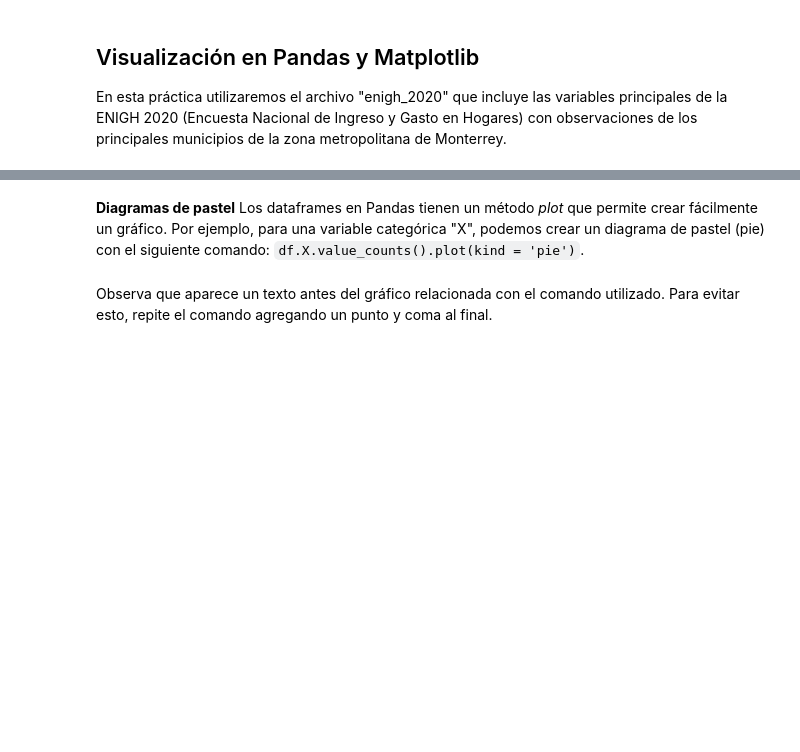
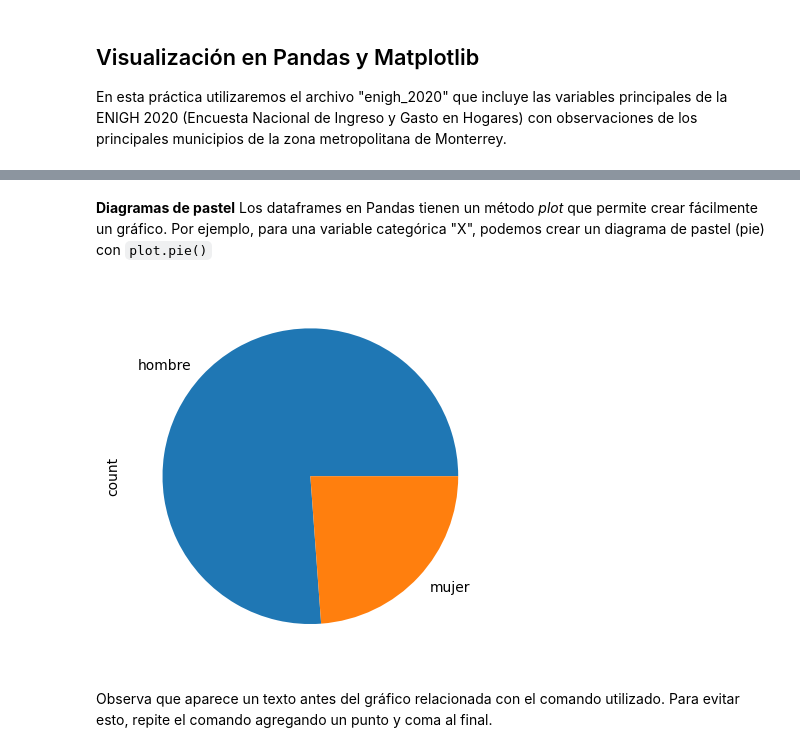
Before and after one commit to adan-rs/AnalisisDatos, a Jupyter notebook: M1_Explorar_datos/06_Visualizar_datos.ipynb, the cells around one changed output, grey strips where cells are left out. Drawn from its saved outputs; the diff is of its cells as text; code cells hidden in the pictures; blank space fills up the shorter version.

```diff
--- a/M1_Explorar_datos/06_Visualizar_datos.ipynb
+++ b/M1_Explorar_datos/06_Visualizar_datos.ipynb
@@ -8,6 +8,10 @@ En esta práctica utilizaremos el archivo "enigh_2020" que incluye las variables
 import pandas as pd
 # %%
-# Carga el archivo 'enigh2020.xlsx' en un dataframe "df"
+# Cargar el archivo 'enigh2020.xlsx'
 #df = pd.read_excel('../datasets/enigh2020.xlsx')
-df = pd.read_excel('https://github.com/adan-rs/AnalisisDatos/raw/main/datasets/enigh2020.xlsx')
+url = 'https://github.com/adan-rs/AnalisisDatos/raw/main/datasets/enigh2020.xlsx'
+columns = ['folioviv', 'ubica_geo', 'est_socio', 'clase_hog', 'sexo_jefe',
+           'edad_jefe', 'educa_jefe', 'tot_integ', 'hombres', 'mujeres',
+           'ing_cor', 'gasto_mon']
+df = pd.read_excel(url, usecols=columns)
 # %%
@@ -15,0 +40,23 @@ df.info()
+# %%
+# Eliminar valores atípicos
+from sklearn.ensemble import IsolationForest
+
+def remove_outliers_iso_forest(df, columns, contamination=0.05, random_state=42):
+    """
+    Elimina valores atípicos utilizando el algoritmo Isolation Forest.
+    Retorna DataFrame sin valores atípicos.
+    """
+    # Initialize and fit Isolation Forest model
+    iso_forest = IsolationForest(contamination=contamination, random_state=random_state)
+    iso_forest.fit(df[columns])
+
+    # Predict labels: 1 (normal) or -1 (outlier)
+    labels = iso_forest.predict(df[columns])
+
+    # Calculate and display number of excluded outliers
+    df_clean = df[labels == 1]
+    excluded_values = len(df) - len(df_clean)
+    print(f"\nCantidad de valores atípicos excluidos: {excluded_values}")
+    return df_clean
+
+df = remove_outliers_iso_forest(df, columns=['ing_cor', 'gasto_mon'])
@@ -18,3 +67,3 @@ Seleccionemos una columna con una variable categórica. Por ejemplo, el sexo del
 # %%
-# Obtén el conteo de la variable 'sexo_jefe'
-df['sexo_jefe'].value_counts()
+# Obtener el conteo de la variable 'sexo_jefe'
+frecuencias = df['sexo_jefe'].value_counts()
@@ -21,7 +77,9 @@ df['sexo_jefe'].value_counts()
 # %% [markdown]
-**Diagramas de pastel** Los dataframes en Pandas tienen un método *plot* que permite crear fácilmente un gráfico. Por ejemplo, para una variable categórica "X", podemos crear un diagrama de pastel (pie) con el siguiente comando: `df.X.value_counts().plot(kind = 'pie')`.
+**Diagramas de pastel** Los dataframes en Pandas tienen un método *plot* que permite crear fácilmente un gráfico. Por ejemplo, para una variable categórica "X", podemos crear un diagrama de pastel (pie) con `plot.pie()`
 # %%
-# Crea un gráfico de pastel para la variable 'sexo_jefe'
-df['sexo_jefe'].value_counts().plot(kind = 'pie')
+# Crear un gráfico de pastel
+frecuencias.plot.pie();
+# %% [output]
+[figure, added]
 # %% [markdown]
 Observa que aparece un texto antes del gráfico relacionada con el comando utilizado. Para evitar esto, repite el comando agregando un punto y coma al final.
```
Also changed, not shown: parts of 41 cells of this notebook, 6 other files.
